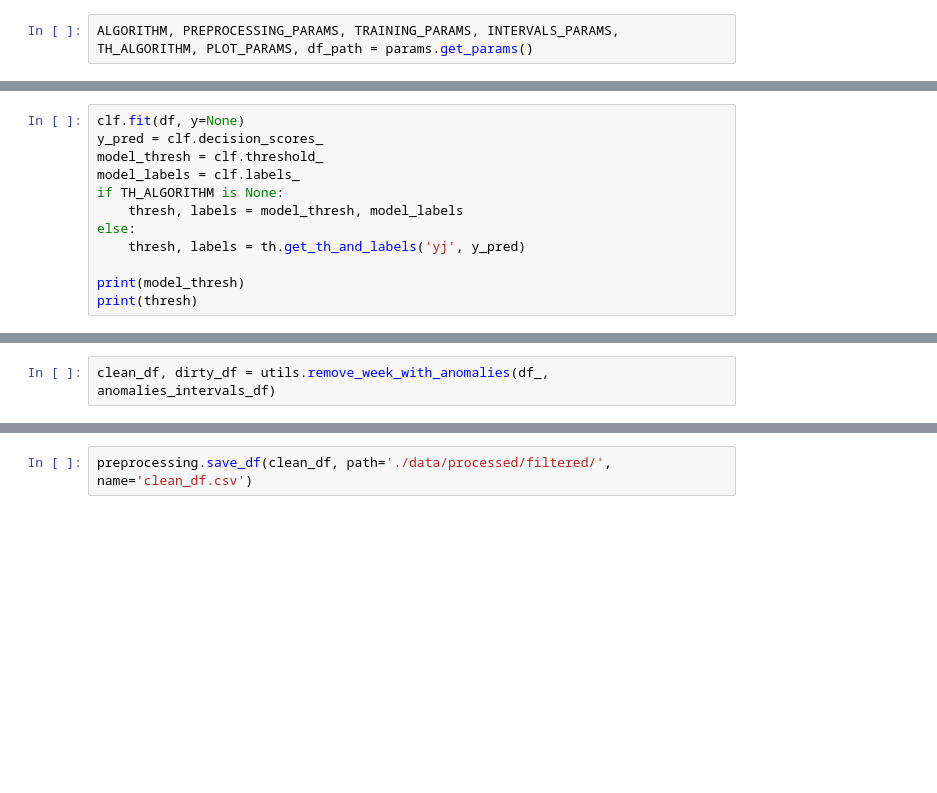
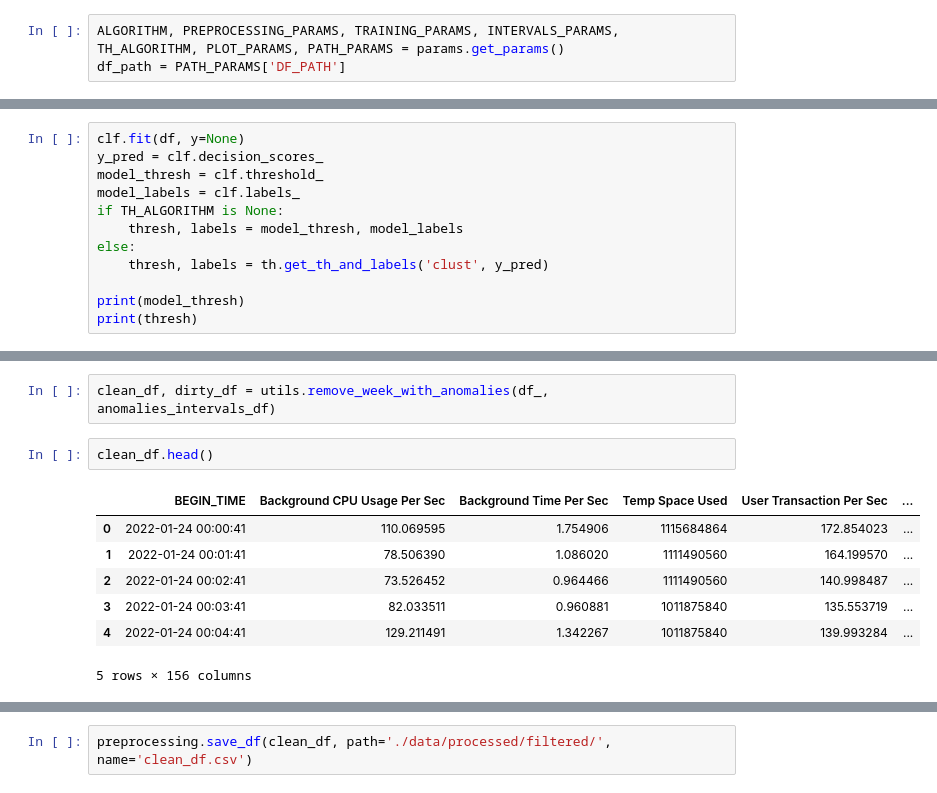
Before and after one commit to dadodimauro/anomaly-detector, a Jupyter notebook: notebooks/PyOD.ipynb, the cells around one changed output, grey strips where cells are left out. Drawn from its saved outputs; the diff is of its cells as text; blank space fills up the shorter version.

```diff
--- a/notebooks/PyOD.ipynb
+++ b/notebooks/PyOD.ipynb
@@ -45,7 +45,8 @@ ECOD - 0.001 - NaN
 # %%
 ALGORITHMS_LIST = ['lof', 'iforest', 'ecod', 'knn']
 # %%
-ALGORITHM, PREPROCESSING_PARAMS, TRAINING_PARAMS, INTERVALS_PARAMS, TH_ALGORITHM, PLOT_PARAMS, df_path = params.get_params()
+ALGORITHM, PREPROCESSING_PARAMS, TRAINING_PARAMS, INTERVALS_PARAMS, TH_ALGORITHM, PLOT_PARAMS, PATH_PARAMS = params.get_params()
+df_path = PATH_PARAMS['DF_PATH']
 # %% [output]
 ALGORITHM: knn
 PREPROCESSING_PARAMS: {'downsamplig_rate': 5, 'normalization': None, 'metric': ['Database Time Per Sec']}
@@ -97,7 +98,7 @@ model_labels = clf.labels_
 if TH_ALGORITHM is None:
     thresh, labels = model_thresh, model_labels
 else:
-    thresh, labels = th.get_th_and_labels('yj', y_pred)
+    thresh, labels = th.get_th_and_labels('clust', y_pred)
 
 print(model_thresh)
 print(thresh)
@@ -142,3 +133,13 @@ Warning: columns name not specified, using all metrics
 dataframe shape: (78503, 155)
 # %%
 clean_df, dirty_df = utils.remove_week_with_anomalies(df_, anomalies_intervals_df)
+# %%
+clean_df.head()
+# %% [output]
+|  | BEGIN_TIME | Background CPU Usage Per Sec | Background Time Per Sec | Temp Space Used | User Transaction Per Sec | ... |
+| 0 | 2022-01-24 00:00:41 | 110.069595 | 1.754906 | 1115684864 | 172.854023 | ... |
+| 1 | 2022-01-24 00:01:41 | 78.506390 | 1.086020 | 1111490560 | 164.199570 | ... |
+| 2 | 2022-01-24 00:02:41 | 73.526452 | 0.964466 | 1111490560 | 140.998487 | ... |
+| 3 | 2022-01-24 00:03:41 | 82.033511 | 0.960881 | 1011875840 | 135.553719 | ... |
+| 4 | 2022-01-24 00:04:41 | 129.211491 | 1.342267 | 1011875840 | 139.993284 | ... |
+5 rows × 156 columns
```
Also changed, not shown: parts of 7 cells of this notebook, 21 other files.
